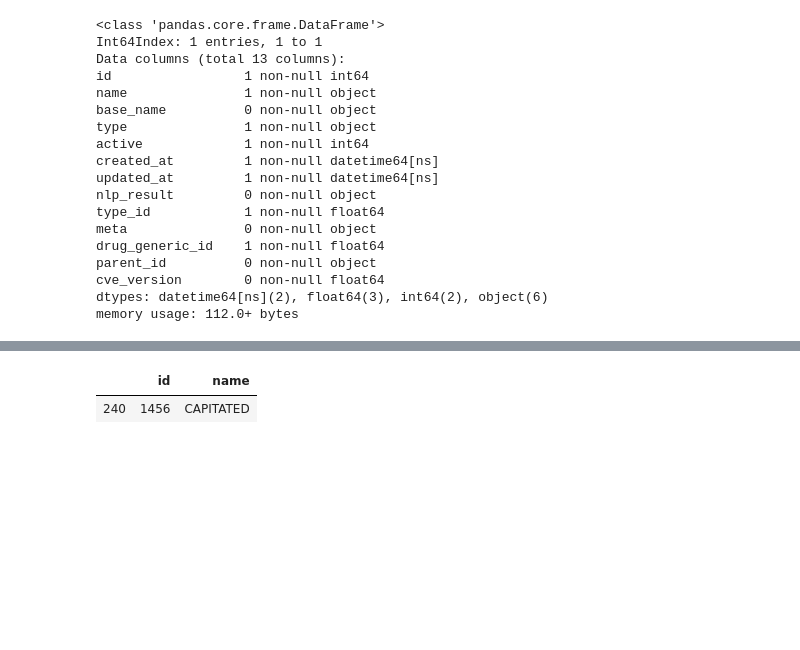
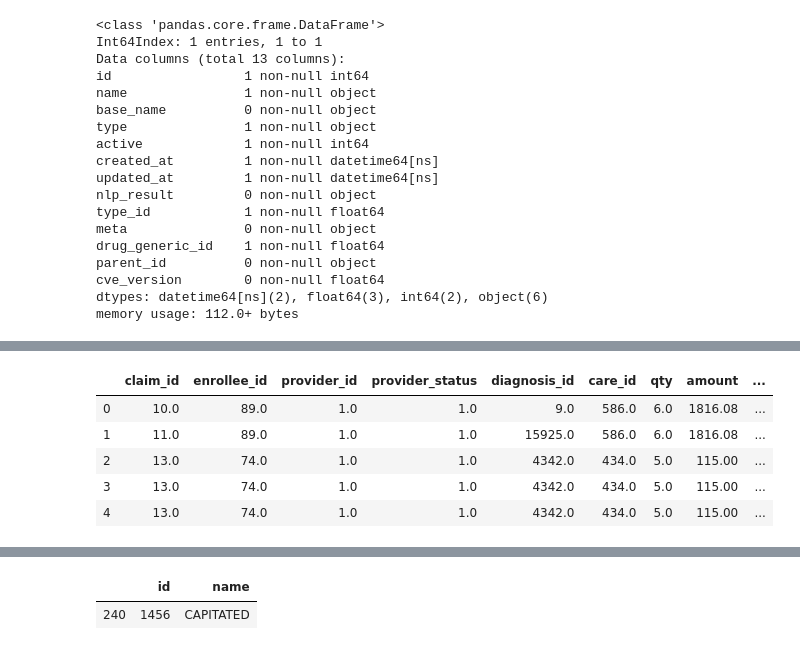
Before and after one commit to Shunling/Insight_HealthDataScience, a Jupyter notebook: Projects/P3/DataWangling.ipynb, the cells around one changed output, grey strips where cells are left out. Cells and saved outputs as stored; diff of their text form; code cells hidden in the pictures; blank space fills up the shorter version.

```diff
--- a/Projects/P3/DataWangling.ipynb
+++ b/Projects/P3/DataWangling.ipynb
@@ -351,0 +392,7 @@ df = all_df['claim_items'][['id','claim_id','care_id','amount','qty','approved_a
+# %%
+comments1 = all_df['claim_items'][['claim_id','comment_id']].merge(all_df['claim_comments'][['id','message']],how='left',\
+                                                     left_on='comment_id',right_on='id')
+comments = comments1.drop(columns=['id']).merge(all_df['comments'][['id','name']],how='left',left_on='comment_id',right_on='id')
+comments = comments.drop(columns=['id'])
+comments.columns = ['claim_id','comment_id','message','additional_note']
+comments.dropna().head()
@@ -351,0 +406,10 @@ df = all_df['claim_items'][['id','claim_id','care_id','amount','qty','approved_a
+# %%
+df = df.merge(comments,how='left',left_on='claim_id',right_on='claim_id')
+df.head()
+# %% [output]
+|  | claim_id | enrollee_id | provider_id | provider_status | diagnosis_id | care_id | qty | amount | ... |
+| 0 | 10.0 | 89.0 | 1.0 | 1.0 | 9.0 | 586.0 | 6.0 | 1816.08 | ... |
+| 1 | 11.0 | 89.0 | 1.0 | 1.0 | 15925.0 | 586.0 | 6.0 | 1816.08 | ... |
+| 2 | 13.0 | 74.0 | 1.0 | 1.0 | 4342.0 | 434.0 | 5.0 | 115.00 | ... |
+| 3 | 13.0 | 74.0 | 1.0 | 1.0 | 4342.0 | 434.0 | 5.0 | 115.00 | ... |
+| 4 | 13.0 | 74.0 | 1.0 | 1.0 | 4342.0 | 434.0 | 5.0 | 115.00 | ... |
```
Also changed, not shown: parts of 11 cells of this notebook.
